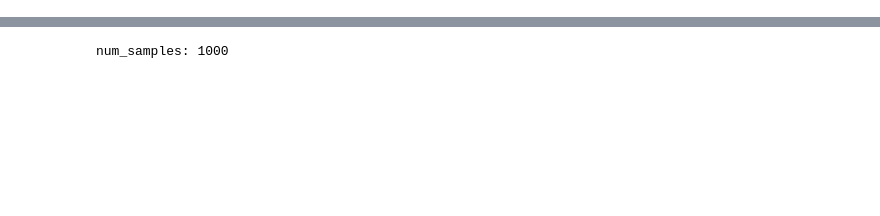
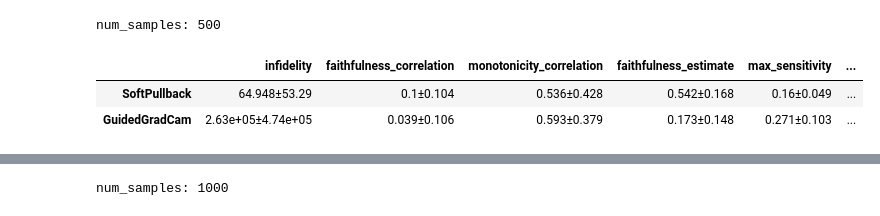
Before and after one commit to 314-Foundation/SemanticPullbacks, a Jupyter notebook: notebooks/verify_results.ipynb, the cells around one changed output, grey strips where cells are left out. Drawn from its saved outputs; the diff is of its cells as text; code cells hidden in the pictures; blank space fills up the shorter version.

```diff
--- a/notebooks/verify_results.ipynb
+++ b/notebooks/verify_results.ipynb
@@ -23,0 +28,10 @@ from lib.evaluator import QuantusEvaluator, default_explainers, default_metrics
+# %%
+loaded_df_resnet_gc = QuantusEvaluator.load_results(f"results/quantus_resnet_20_25_gc")
+print("num_samples:", len(loaded_df_resnet_gc.iloc[0].iloc[0]))
+summary_resnet_gc = QuantusEvaluator.summarize_results(loaded_df_resnet_gc)
+summary_resnet_gc
+# %% [output]
+num_samples: 500
+|  | infidelity | faithfulness_correlation | monotonicity_correlation | faithfulness_estimate | max_sensitivity | ... |
+| SoftPullback | 64.948±53.29 | 0.1±0.104 | 0.536±0.428 | 0.542±0.168 | 0.16±0.049 | ... |
+| GuidedGradCam | 2.63e+05±4.74e+05 | 0.039±0.106 | 0.593±0.379 | 0.173±0.148 | 0.271±0.103 | ... |
```
Also changed, not shown: parts of 7 cells of this notebook.
